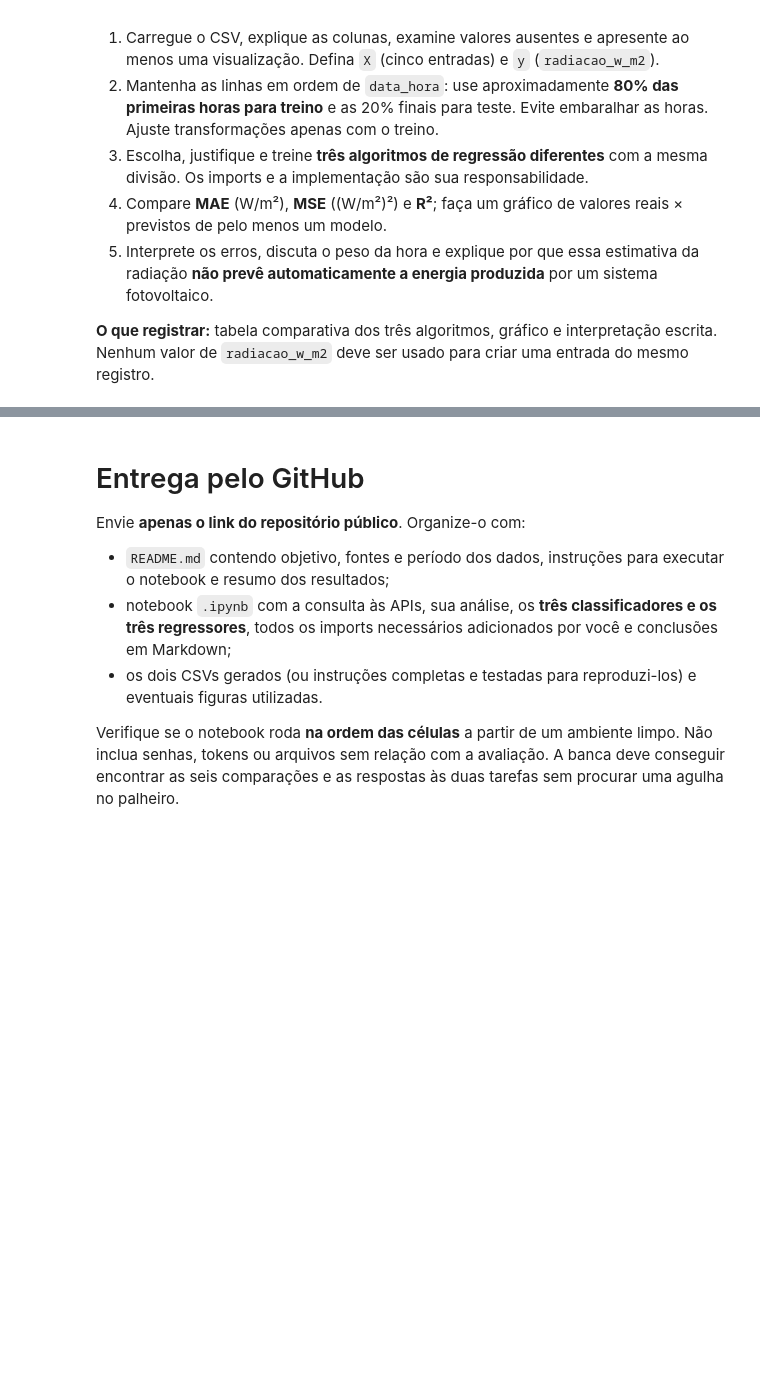
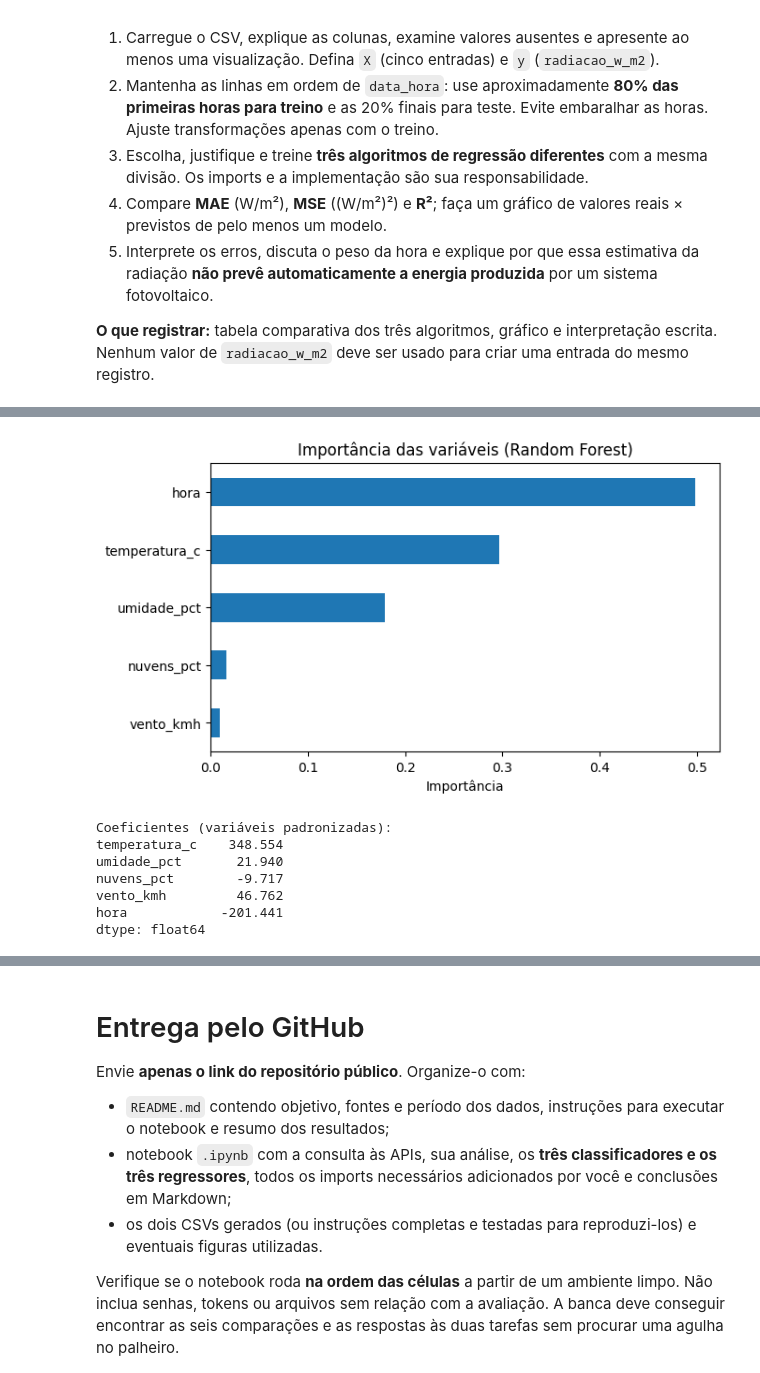
Before and after one commit to pedrosampaiom2007-gif/CP2-SERS, a Jupyter notebook: Aula_APIs_Energia_Renovavel_ML.ipynb, the cells around one changed output, grey strips where cells are left out. Cells and saved outputs as stored; diff of their text form; code cells hidden in the pictures; blank space fills up the shorter version.

```diff
--- a/Aula_APIs_Energia_Renovavel_ML.ipynb
+++ b/Aula_APIs_Energia_Renovavel_ML.ipynb
@@ -446,0 +591,20 @@ Salvo: meteo_regressao_orange.csv
+# %%
+rf = modelos['Random Forest'][0]
+importancias = pd.Series(rf.feature_importances_, index=colunas_x).sort_values()
+
+importancias.plot(kind='barh', figsize=(7, 4), title='Importância das variáveis (Random Forest)')
+plt.xlabel('Importância')
+plt.show()
+
+coef = pd.Series(modelos['Regressão Linear'][0].coef_, index=colunas_x)
+print('Coeficientes (variáveis padronizadas):')
+print(coef.round(3))
+# %% [output]
+[figure, added]
+Coeficientes (variáveis padronizadas):
+temperatura_c    348.554
+umidade_pct       21.940
+nuvens_pct        -9.717
+vento_kmh         46.762
+hora            -201.441
+dtype: float64
```
Also changed, not shown: parts of 10 cells of this notebook.
